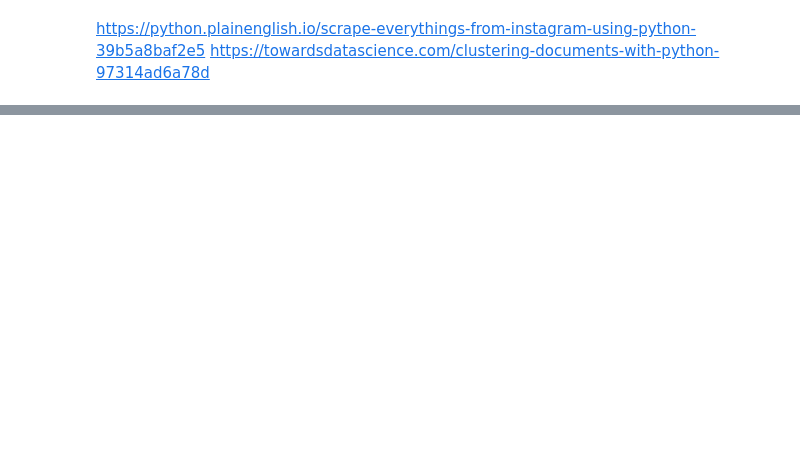
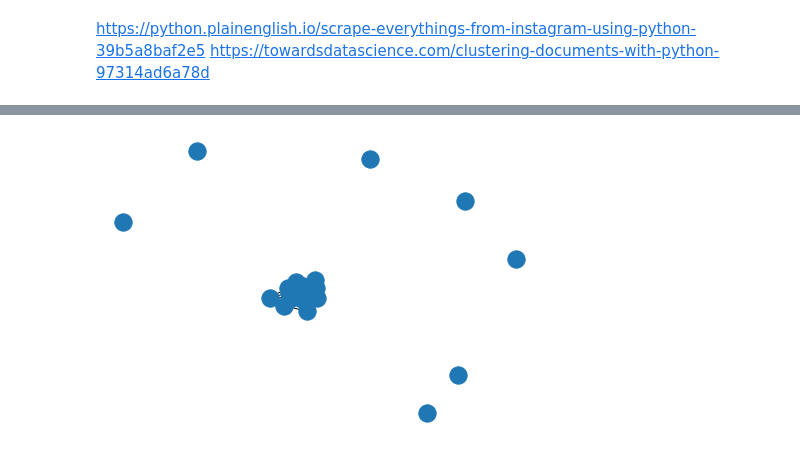
Before and after one commit to jastiso/insta_tattoo, a Jupyter notebook: pull_data.ipynb, the cells around one changed output, grey strips where cells are left out. Saved outputs shown, nothing was run; the diff lists cells and outputs as text; code cells hidden in the pictures; blank space fills up the shorter version.

```diff
--- a/pull_data.ipynb
+++ b/pull_data.ipynb
@@ -23,2 +125,2 @@ What is your password?
 # %%
-L.login(USER, PASSWORD)
+remove_tags = ['flashtattoo', 'flash', 'flashdesign', 'tat', 'tatted', 'tattoo', 'inked', 'tattooartist', 'nyctattoo']
@@ -37,0 +127,14 @@ ConnectionException: JSON Query to explore/tags/tattooartist/: Expecting value:
+# %%
+# clean hashtags
+def clean(x, rm_tags):
+    x = x[x.find('#'):]
+    curr_tags = x.split('#')
+    curr_tags = [x.strip(' ') for x in curr_tags]
+    while("" in curr_tags) :
+        curr_tags.remove("")
+
+    curr_tags = [x for x in curr_tags if x not in rm_tags]
+    return list(set(curr_tags))
+
+clean_tags = [clean(x, remove_tags) for x in tags]
+clean_tags
@@ -37,0 +159,5 @@ ConnectionException: JSON Query to explore/tags/tattooartist/: Expecting value:
+# %%
+tag_graph = dict()
+for k in range(len(clean_tags)):
+    tag_graph[k] = [x for x in range(len(clean_tags))
+                    if (x != k) & any(set(clean_tags[k]).intersection(clean_tags[x]))]
@@ -37,0 +187,6 @@ ConnectionException: JSON Query to explore/tags/tattooartist/: Expecting value:
+# %%
+g = nx.Graph(tag_graph)
+# %%
+nx.draw(g)
+# %% [output]
+[figure, added]
```
Also changed, not shown: parts of 13 cells of this notebook, 2 other files.
